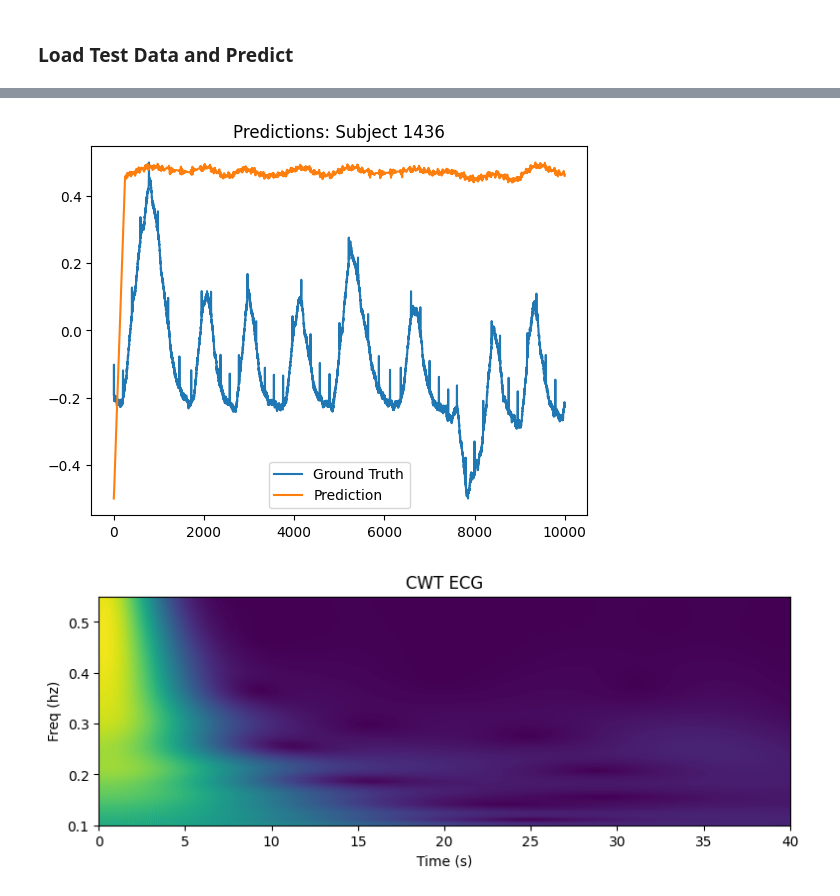
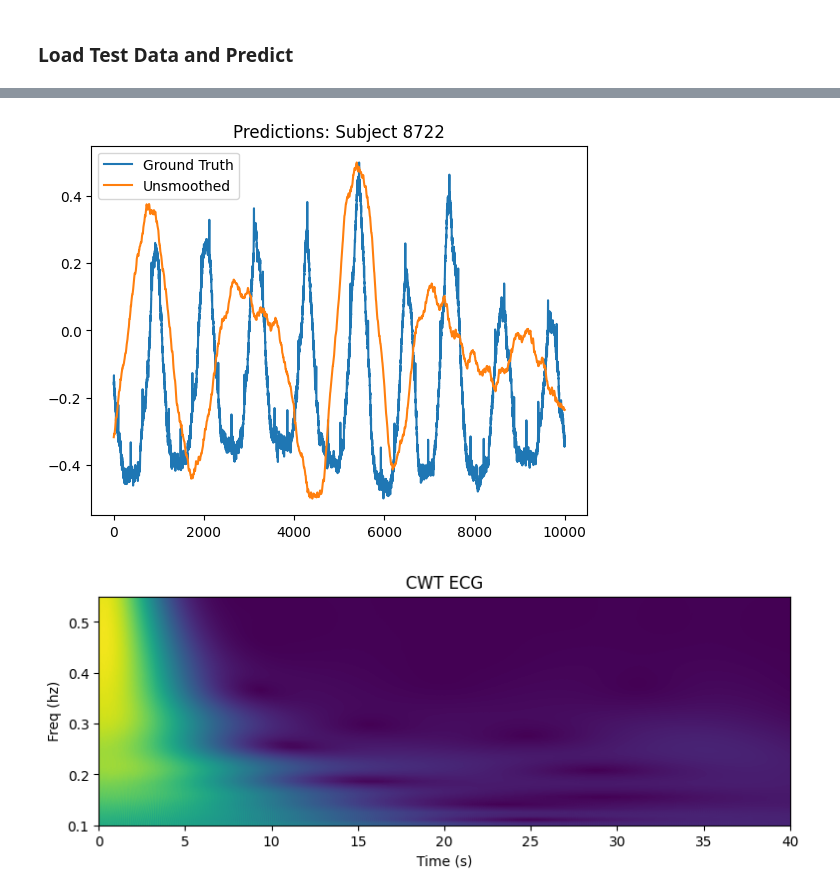
Before and after one commit to suarez96/AP-bIO, a Jupyter notebook: mac_copy SUDEP.ipynb, the cells around one changed output, grey strips where cells are left out. Saved outputs shown, nothing was run; the diff lists cells and outputs as text; code cells hidden in the pictures.

```diff
--- a/mac_copy SUDEP.ipynb
+++ b/mac_copy SUDEP.ipynb
@@ -1543,13 +1533,14 @@ learner_256 = load_learner(
     # "models/clf_seq-len-256-iters-15-samples-8-lr-0.0003-stride-10-batch-size-256.pkl"
     # "models/clf_CMDS-seq-len-256-iters-15-samples-8-lr-0.0003-stride-10-batch-size-128.pkl"
     # "models/clf_CSMD-seq-len-512-iters-15-samples-8-lr-0.0003-stride-10-batch-size-128.pkl"
-    "models/tsai/clf_CSMD-seq-len-64-iters-3-samples-1-lr-0.0003-stride-10-batch-size-128.pkl"
+    # "models/tsai/clf_CSMD-seq-len-64-iters-3-samples-1-lr-0.0003-stride-10-batch-size-128.pkl"
+    "models/tsai/0x9792dc.pkl", cpu=False
 )
 
 X_ecg_rolling_test_stack = []
 y_ip_test_stack = []
 test_list = [10, 12, 16, 1]
-for test_idx in tqdm([test_list[0]]):#np.argsort(WPC_smoothed_per_index)[::-1][:4]):
+for test_idx in tqdm([test_list[3]]):#np.argsort(WPC_smoothed_per_index)[::-1][:4]):
 
     print("================================================================================")
     print("INDEX:", test_idx)
@@ -1559,7 +1550,7 @@ for test_idx in tqdm([test_list[0]]):#np.argsort(WPC_smoothed_per_index)[::-1][:
 
     input_ecg_raw = marsh_dataset[test_idx].ECG().transform(transforms=[
         Transforms.Crop(start_time_XGB, end_time_XGB),
-        Transforms.MinMaxScale(),
+        # Transforms.MinMaxScale(),
         lambda x: x-x.mean(),
         lambda x: detrend(x),
     ])
@@ -1567,7 +1558,7 @@ for test_idx in tqdm([test_list[0]]):#np.argsort(WPC_smoothed_per_index)[::-1][:
     # Breathing Rate input and target data
     input_ip_raw = marsh_dataset[test_idx].IP().transform(transforms=[
         Transforms.Crop(start_time_XGB, end_time_XGB),
-        Transforms.MinMaxScale(),
+        # Transforms.MinMaxScale(),
         lambda x: x-x.mean(),
         lambda x: detrend(x),
     ])
@@ -1621,20 +1606,24 @@ plt.show()
 # %%
-original_prediction = np.convolve(test_preds[:, 0], np.ones((1,))/1, mode='same')[:10000]
+ecg_env = marsh_dataset[test_idx].ECG_ENV().transform(transforms=[
+    Transforms.Crop(20, 20+10000//250),
+    Transforms.MinMaxScale(),
+    lambda x: -x+0.5
+]).transformed_data
+original_prediction = np.convolve(test_preds[:, 0], np.ones((500,))/500, mode='valid')[20*250:20*250+10000]
 original_prediction = (original_prediction - original_prediction.min())/(original_prediction.max()-original_prediction.min()) - 0.5
-smoothed_pred = np.convolve(test_preds[:, 0], np.ones((500,))/500, mode='same')[:10000]
-smoothed_pred = (smoothed_pred-smoothed_pred.min())/(smoothed_pred.max()-smoothed_pred.min()) - 0.5
-gt = tsai_y_test[:10000, 0]
+# smoothed_pred = (smoothed_pred-smoothed_pred.min())/(smoothed_pred.max()-smoothed_pred.min()) - 0.5
+gt = tsai_y_test[20*250:20*250+10000, 0]
 gt = (gt-gt.min())/(gt.max()-gt.min()) - 0.5
 plt.title(f"Predictions: Subject {subject_num}")
 plt.plot(gt, '-', label='Ground Truth')
-plt.plot(smoothed_pred, '-', label='Prediction')
-# plt.plot(original_prediction, '-', label='Unsmoothed')
+plt.plot(original_prediction, '-', label='Unsmoothed')
+# plt.plot(ecg_env, label='envelope')
 plt.legend()
 plt.show()
 smoothed_pred = Signal(format='mat', filepath=None, _type='ECG', data=smoothed_pred)
 gt = Signal(format='mat', filepath=None, _type='ECG', data=gt)
 # %% [output]
-[figure, old version]
+[figure, new version]
 # %%
 t_test, PC_norms_test, PC_test = WPC(
     smoothed_pred.transform(transforms=[CWT]).transformed_data,
```
Also changed, not shown: parts of 5 cells of this notebook, 4 other files.
